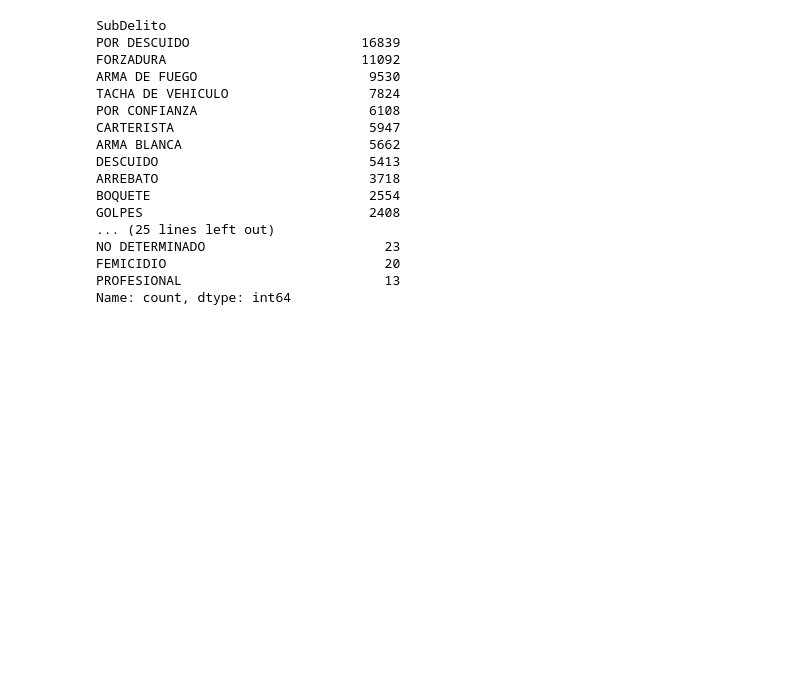
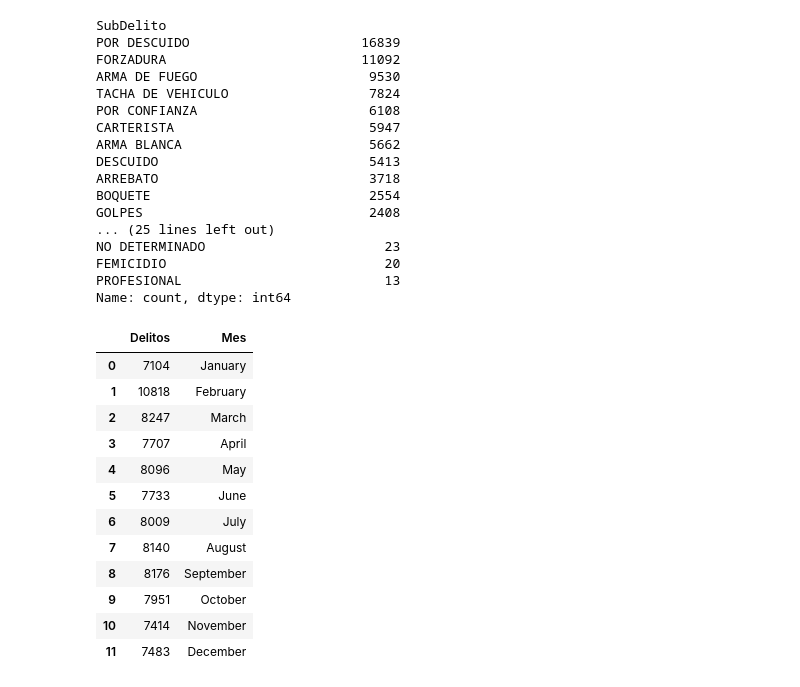
Before and after one commit to gianfranco7/proyecto_pswe19, a Jupyter notebook: EDA.ipynb, the cells around one changed output. Saved outputs shown, nothing was run; the diff lists cells and outputs as text; code cells hidden in the pictures; blank space fills up the shorter version.

```diff
--- a/EDA.ipynb
+++ b/EDA.ipynb
@@ -98,3 +123,25 @@ NO DETERMINADO                       23
 FEMICIDIO                            20
 PROFESIONAL                          13
 Name: count, dtype: int64
+# %%
+# Frecuencua de delitos por mes
+meses = df['Fecha'].dt.month.value_counts().to_frame("Delitos").sort_values(by="Fecha")
+
+months = list(calendar.month_name)[1:]
+meses['Mes'] = months
+meses = meses.reset_index(drop=True)
+meses
+# %% [output]
+|  | Delitos | Mes |
+| 0 | 7104 | January |
+| 1 | 10818 | February |
+| 2 | 8247 | March |
+| 3 | 7707 | April |
+| 4 | 8096 | May |
+| 5 | 7733 | June |
+| 6 | 8009 | July |
+| 7 | 8140 | August |
+| 8 | 8176 | September |
+| 9 | 7951 | October |
+| 10 | 7414 | November |
+| 11 | 7483 | December |
```
Also changed, not shown: parts of 4 cells of this notebook, 1 other file.
